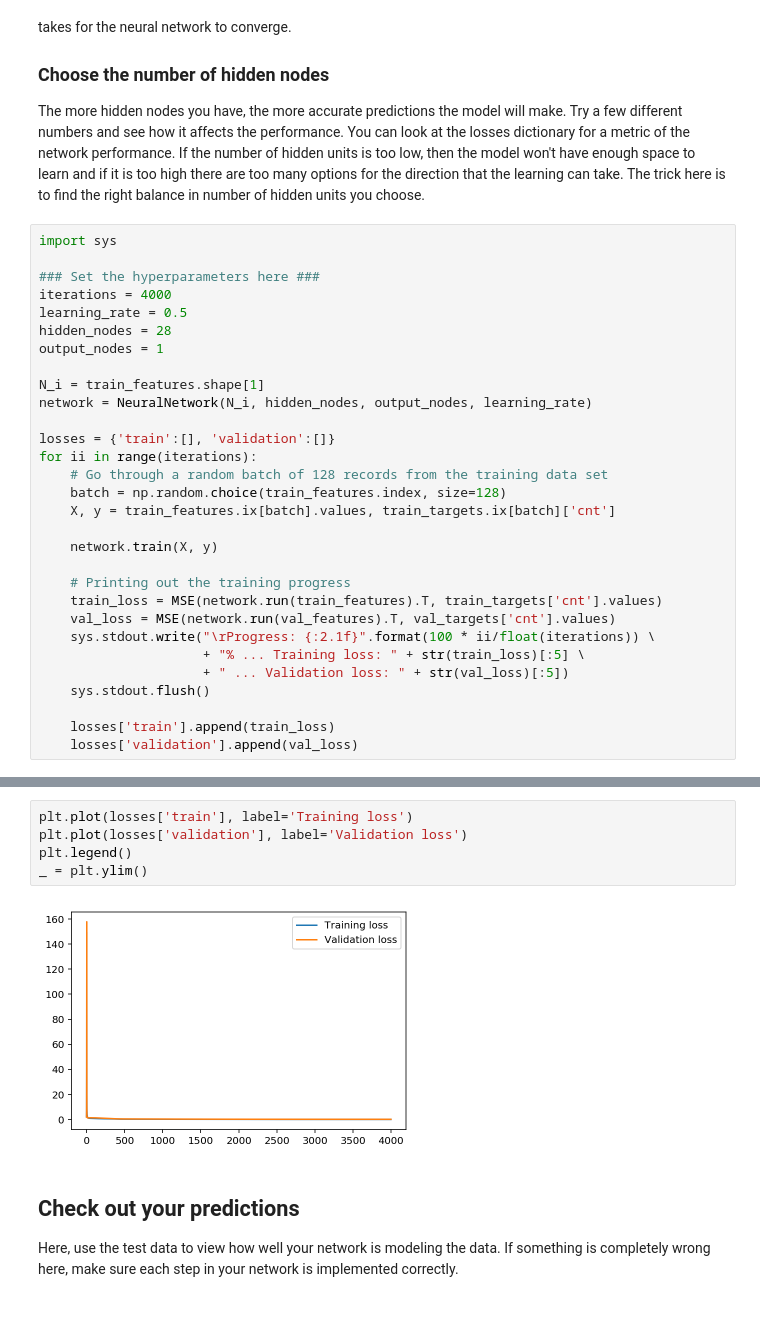
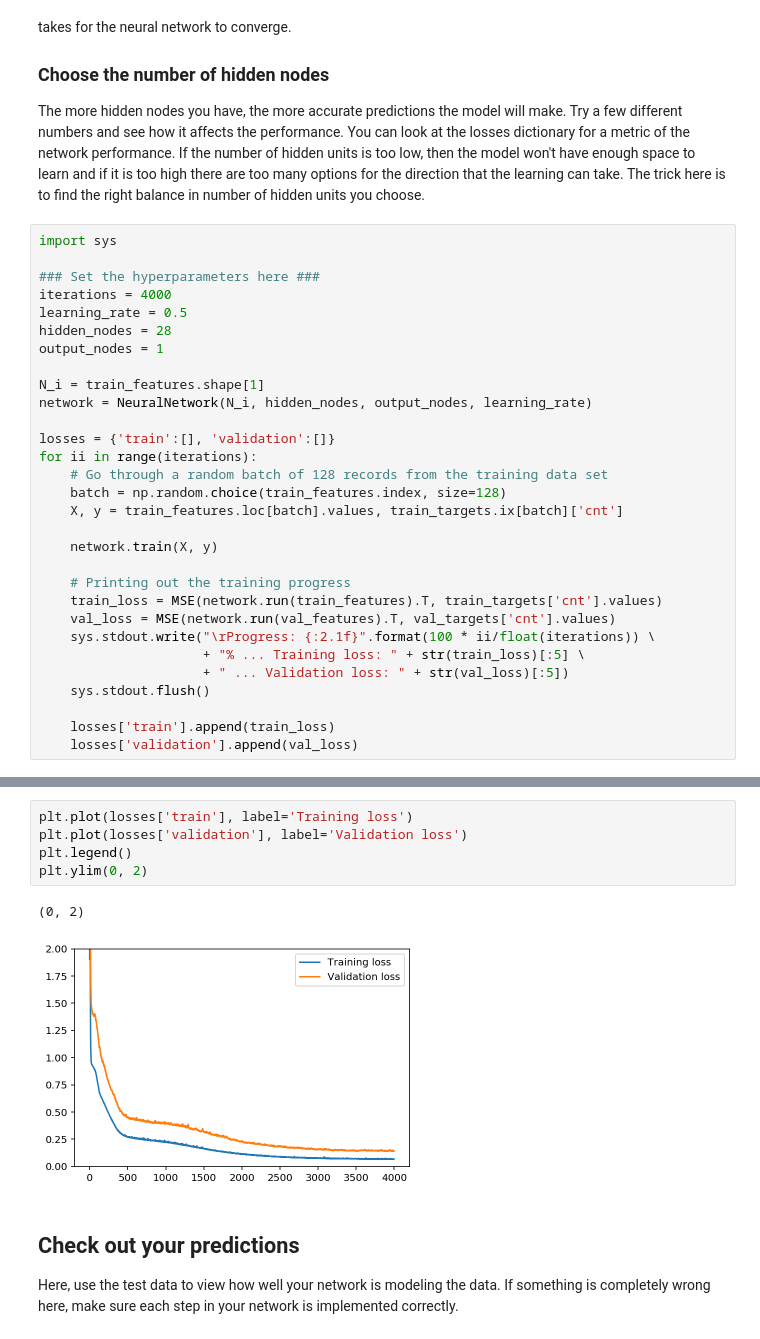
Before and after one commit to Deesus/deep-learning-predict-bike-sharing, a Jupyter notebook: Your_first_neural_network.ipynb, the cells around one changed output, grey strips where cells are left out. Cells and saved outputs as stored; diff of their text form; blank space fills up the shorter version.

Commit message:
Refactor: Set plot ylimit; replace .ix method.

```diff
--- a/Your_first_neural_network.ipynb
+++ b/Your_first_neural_network.ipynb
@@ -306,7 +306,7 @@ losses = {'train':[], 'validation':[]}
 for ii in range(iterations):
     # Go through a random batch of 128 records from the training data set
     batch = np.random.choice(train_features.index, size=128)
-    X, y = train_features.ix[batch].values, train_targets.ix[batch]['cnt']
+    X, y = train_features.loc[batch].values, train_targets.ix[batch]['cnt']
 
     network.train(X, y)
 
@@ -325,10 +325,11 @@ Progress: 100.0% ... Training loss: 0.070 ... Validation loss: 0.155
 # %%
 plt.plot(losses['train'], label='Training loss')
 plt.plot(losses['validation'], label='Validation loss')
 plt.legend()
-_ = plt.ylim()
+plt.ylim(0, 2)
 # %% [output]
+(0, 2)
-[figure, old version]
+[figure, new version]
 # %% [markdown]
 ## Check out your predictions
 
```
Also changed, not shown: parts of 3 cells of this notebook.
